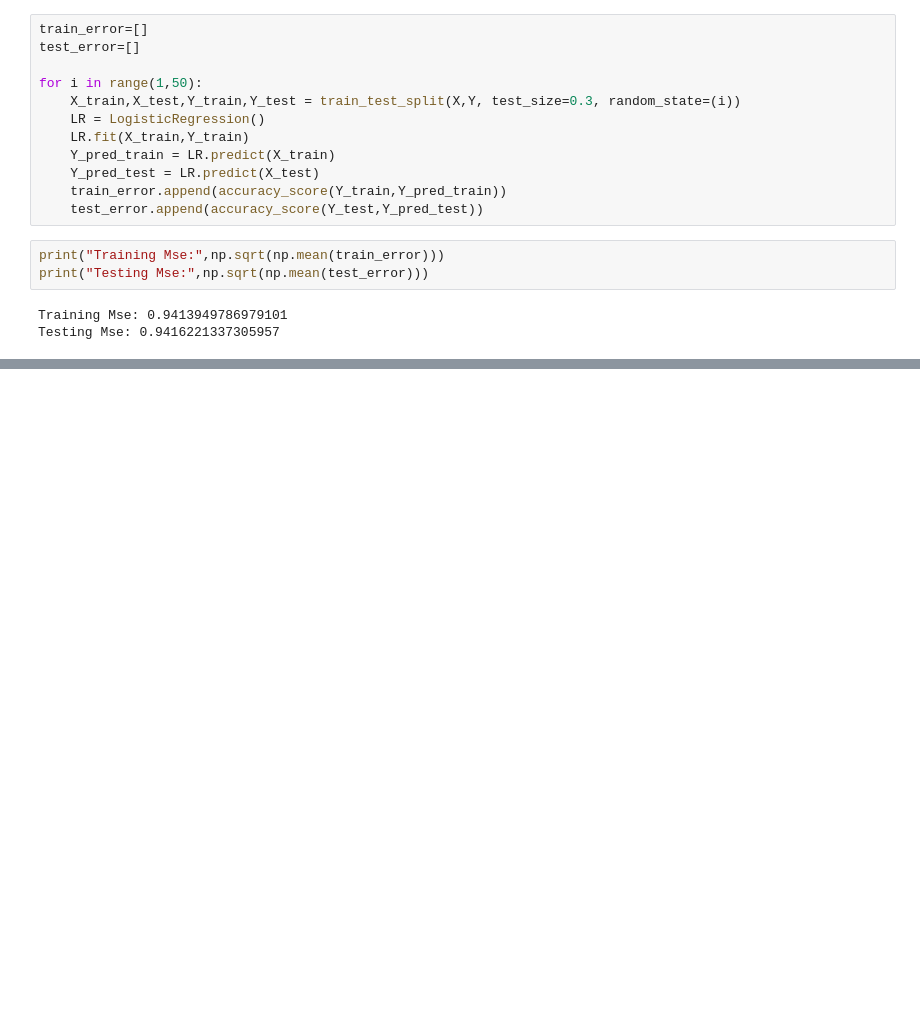
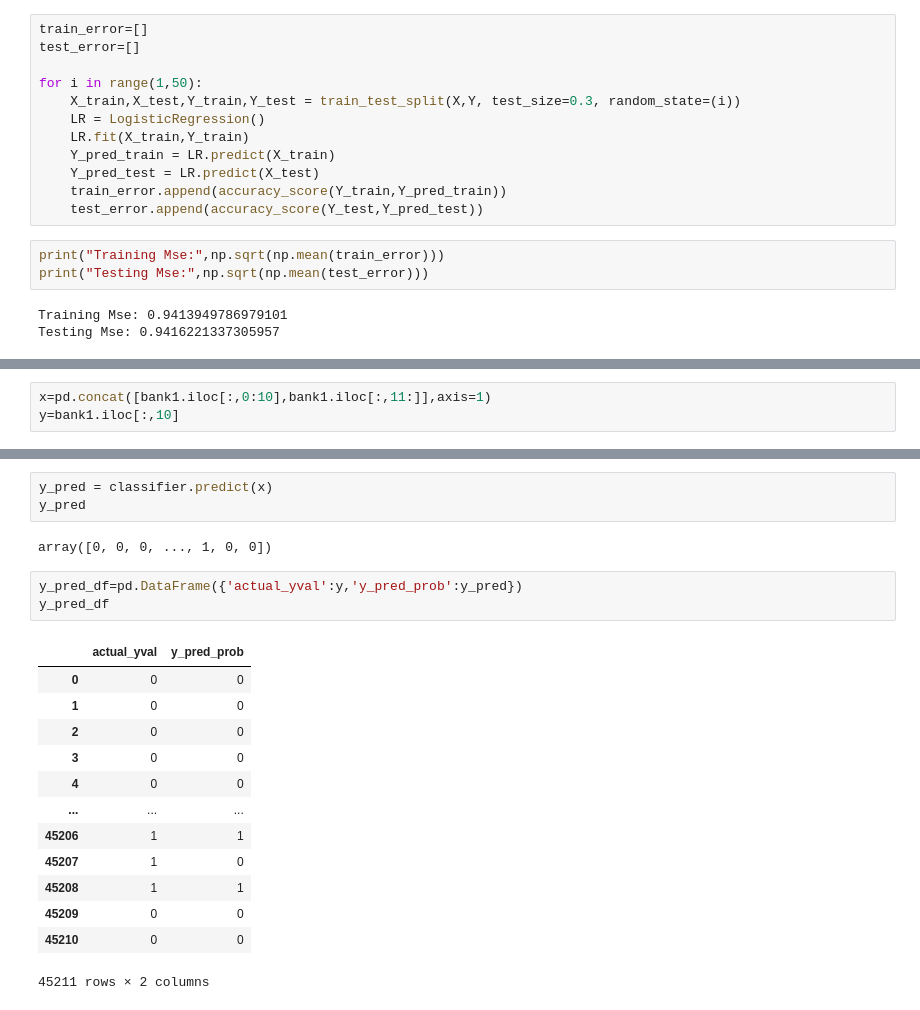
Before and after one commit to AnnamreddyJyothsna/DS-Assignments, a Jupyter notebook: Logistic_Regression.ipynb, the cells around one changed output, grey strips where cells are left out. Saved outputs shown, nothing was run; the diff lists cells and outputs as text; blank space fills up the shorter version.

```diff
--- a/Logistic_Regression.ipynb
+++ b/Logistic_Regression.ipynb
@@ -155,0 +192,3 @@ Testing Mse: 0.9416221337305957
+# %%
+x=pd.concat([bank1.iloc[:,0:10],bank1.iloc[:,11:]],axis=1)
+y=bank1.iloc[:,10]
@@ -155,0 +229,22 @@ Testing Mse: 0.9416221337305957
+# %%
+y_pred = classifier.predict(x)
+y_pred
+# %% [output]
+array([0, 0, 0, ..., 1, 0, 0])
+# %%
+y_pred_df=pd.DataFrame({'actual_yval':y,'y_pred_prob':y_pred})
+y_pred_df
+# %% [output]
+|  | actual_yval | y_pred_prob |
+| 0 | 0 | 0 |
+| 1 | 0 | 0 |
+| 2 | 0 | 0 |
+| 3 | 0 | 0 |
+| 4 | 0 | 0 |
+| ... | ... | ... |
+| 45206 | 1 | 1 |
+| 45207 | 1 | 0 |
+| 45208 | 1 | 1 |
+| 45209 | 0 | 0 |
+| 45210 | 0 | 0 |
+45211 rows × 2 columns
```
Also changed, not shown: parts of 14 cells of this notebook.
